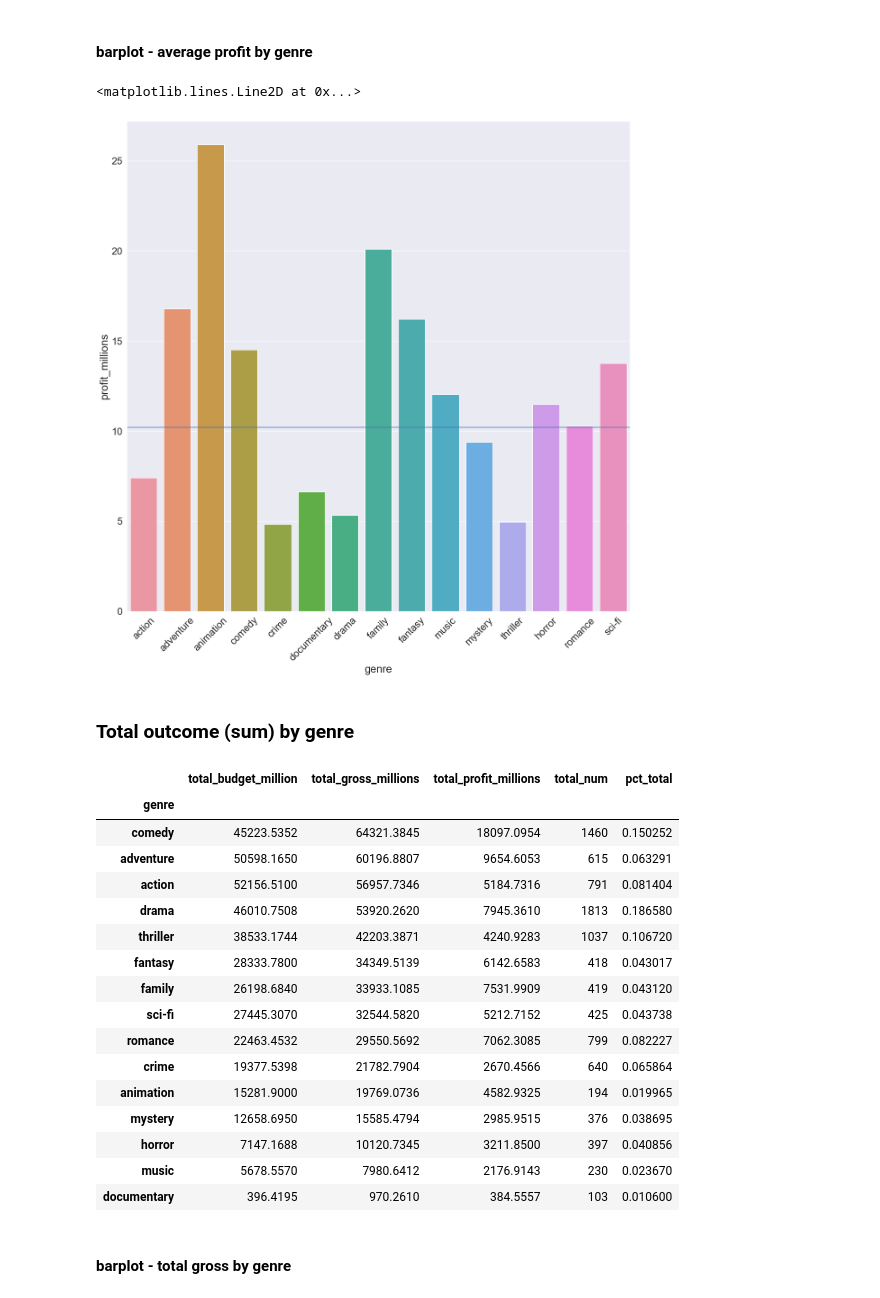
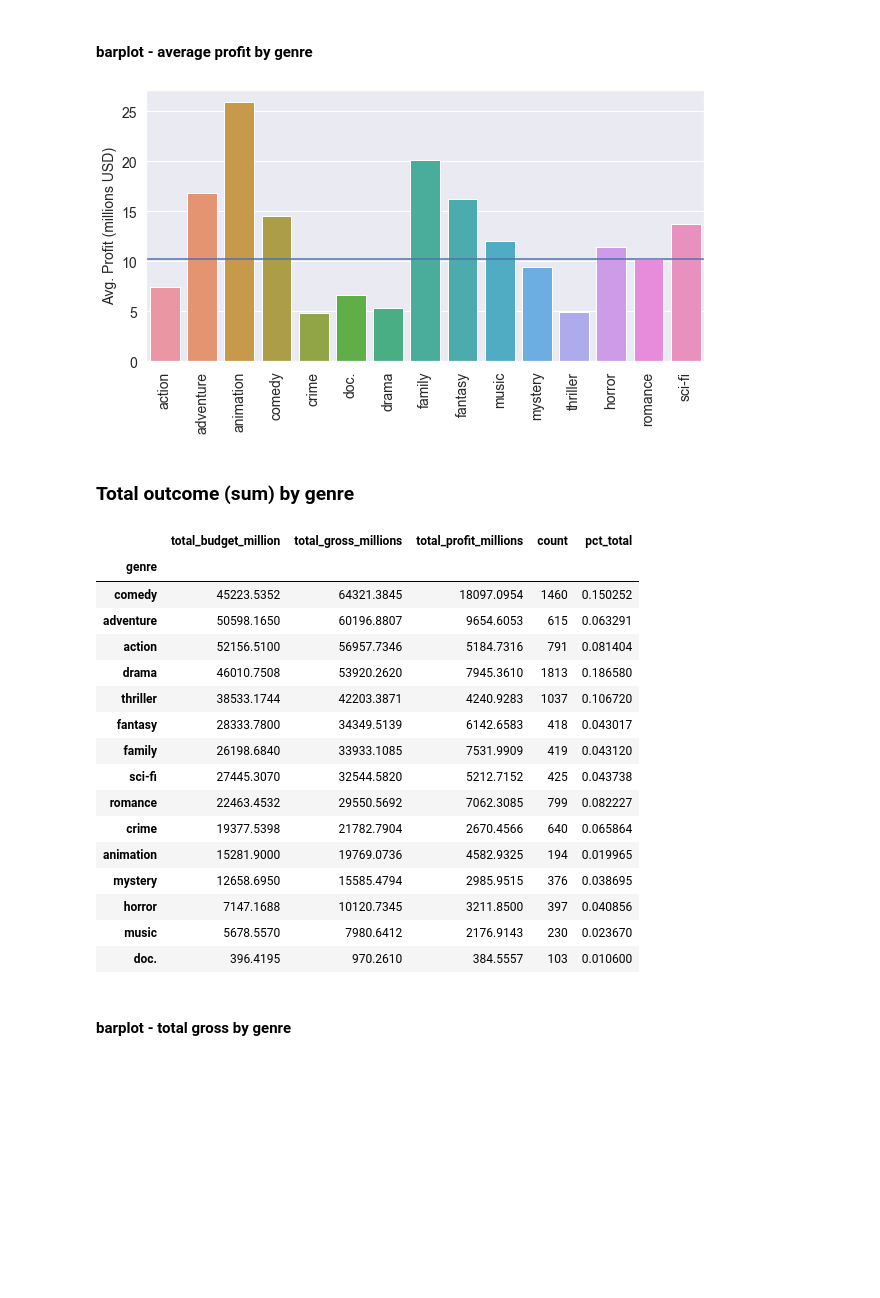
Before and after one commit to kristinkspanos/data_analysis_movie_studio, a Jupyter notebook: assignment_2_movie_data.ipynb, the cells around one changed output. Saved outputs shown, nothing was run; the diff lists cells and outputs as text; code cells hidden in the pictures; blank space fills up the shorter version.

```diff
--- a/assignment_2_movie_data.ipynb
+++ b/assignment_2_movie_data.ipynb
@@ -852,6 +897,8 @@ genre_avg_df = genre_avg_df.rename(columns = {'gross_millions': 'avg_gross_milli
                                               'roi':'avg_roi',
                                      'color':'total_num'})
 
+genre_avg_df = genre_avg_df.rename(index={'documentary':'doc.'})
+
 genre_avg_df.sort_values(by = 'avg_roi', ascending = False)
 
 #genre_df.to_csv('genre_df.csv')
@@ -877,11 +924,13 @@ genre_avg_df.sort_values(by = 'avg_roi', ascending = False)
 #### barplot - average gross by genre
 # %%
 plt.clf()
-genre_avg_gross = sns.barplot(x= genre_avg.index, y="gross_millions", data=genre_avg)
-genre_avg_gross.set_xticklabels(genre_avg_gross.get_xticklabels(),rotation=45)
-genre_avg_gross.axhline(mean_gross)
-sns.set(rc={'figure.figsize':(20,20)})
-sns.set(font_scale=2)
+genre_avg_gross = sns.barplot(x= genre_avg_df.index, y="avg_gross_millions", data=genre_avg_df)
+genre_avg_gross.set_xticklabels(genre_avg_gross.get_xticklabels(),rotation=90, fontsize = 14)
+genre_avg_gross.set_yticklabels([0,20,40,60,80,100], fontsize = 14)
+genre_avg_gross.set_ylabel("Avg. Gross (millions USD)", fontsize = 14)
+genre_avg_gross.set_xlabel('', fontsize = 14)
+genre_avg_gross.axhline(movies['gross_millions'].mean())
+sns.set(rc={'figure.figsize':(10,5)})
 
-#plt.savefig('genre_avg_gross.png')
+plt.savefig('genre_avg_gross.png', dpi = 100, bbox_inches = 'tight')
 # %% [output]
@@ -890,16 +939,19 @@ sns.set(font_scale=2)
 #### barplot - average profit by genre
 # %%
 plt.clf()
-genre_avg_profit = sns.barplot(x= genre_avg.index, y="profit_millions", data=genre_avg)
-genre_avg_profit.set_xticklabels(genre_avg_profit.get_xticklabels(),rotation=45)
-sns.set(rc={'figure.figsize':(10,10)})
-sns.set(font_scale=2)
-genre_avg_profit.axhline(mean_profit)
 
-#plt.savefig('genre_avg_profit.png')
+genre_avg_profit = sns.barplot(x= genre_avg_df.index, y="avg_profit_millions", data=genre_avg_df)
+genre_avg_profit.set_xticklabels(genre_avg_profit.get_xticklabels(),rotation=90,fontsize = 14)
+genre_avg_profit.set_yticklabels([0,5,10,15,20,25], fontsize = 14)
+genre_avg_profit.set_ylabel("Avg. Profit (millions USD)", fontsize = 14)
+genre_avg_profit.set_xlabel('', fontsize = 18)
+genre_avg_profit.axhline(movies['profit_millions'].mean())
+
+sns.set(rc={'figure.figsize':(10,5)})
+
+plt.savefig('genre_avg_profit.png', dpi = 100, bbox_inches = 'tight')
 # %% [output]
-<matplotlib.lines.Line2D at 0x...>
-[figure, old version]
+[figure, new version]
 # %% [markdown]
 ### Total outcome (sum) by genre
 # %%
@@ -922,12 +974,13 @@ genre_sum_df = genre_sum_df.rename(columns = {'gross_millions': 'total_gross_mil
                                              'budget_millions': 'total_budget_million',
                                               'profit_millions':'total_profit_millions',
                                      'color':'total_num'})
+genre_sum_df = genre_sum_df.rename(index={'documentary':'doc.'})
 
 genre_sum_df.sort_values(by = 'total_gross_millions', ascending = False)
 
 #genre_df.to_csv('genre_df.csv')
 # %% [output]
-|  | total_budget_million | total_gross_millions | total_profit_millions | total_num | pct_total |
+|  | total_budget_million | total_gross_millions | total_profit_millions | count | pct_total |
 | genre |  |  |  |  |  |
 | comedy | 45223.5352 | 64321.3845 | 18097.0954 | 1460 | 0.150252 |
 | adventure | 50598.1650 | 60196.8807 | 9654.6053 | 615 | 0.063291 |
@@ -943,7 +996,7 @@ genre_sum_df.sort_values(by = 'total_gross_millions', ascending = False)
 | mystery | 12658.6950 | 15585.4794 | 2985.9515 | 376 | 0.038695 |
 | horror | 7147.1688 | 10120.7345 | 3211.8500 | 397 | 0.040856 |
 | music | 5678.5570 | 7980.6412 | 2176.9143 | 230 | 0.023670 |
-| documentary | 396.4195 | 970.2610 | 384.5557 | 103 | 0.010600 |
+| doc. | 396.4195 | 970.2610 | 384.5557 | 103 | 0.010600 |
 # %% [markdown]
 #### barplot - total gross by genre
 # %%
```
Also changed, not shown: parts of 45 cells of this notebook.
